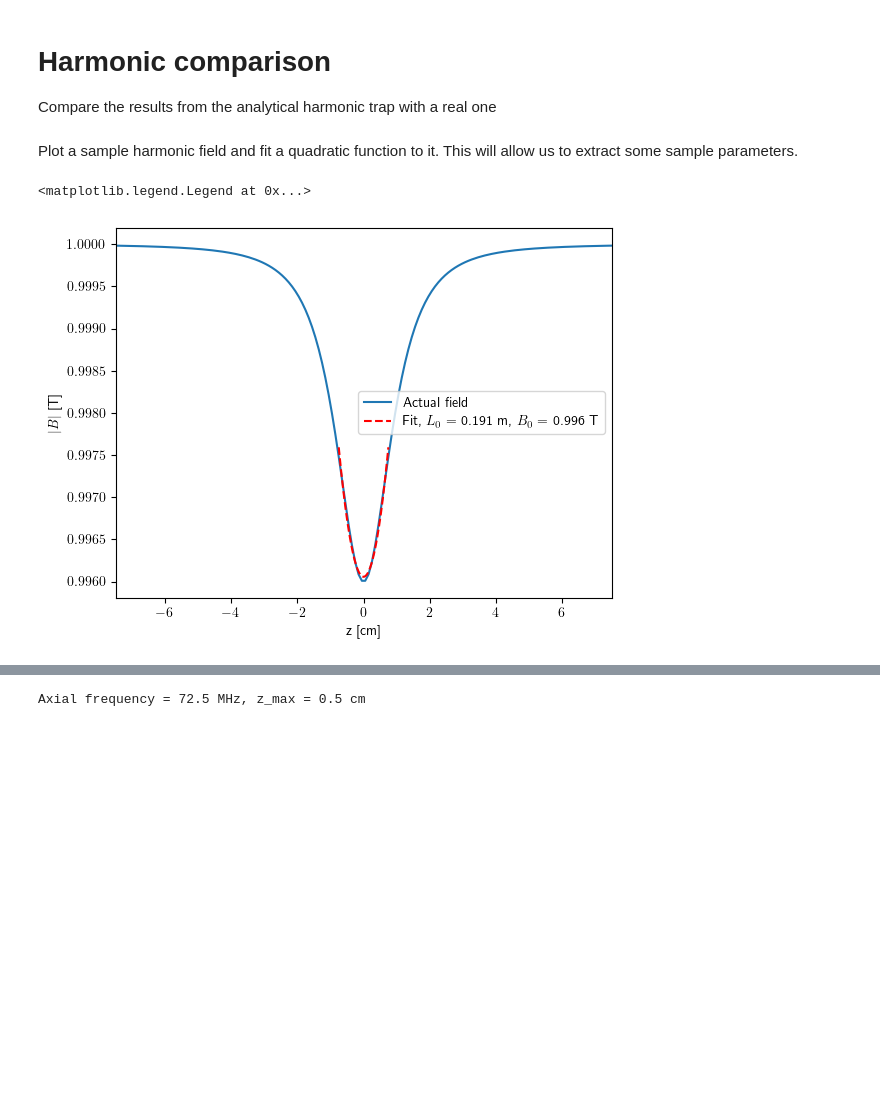
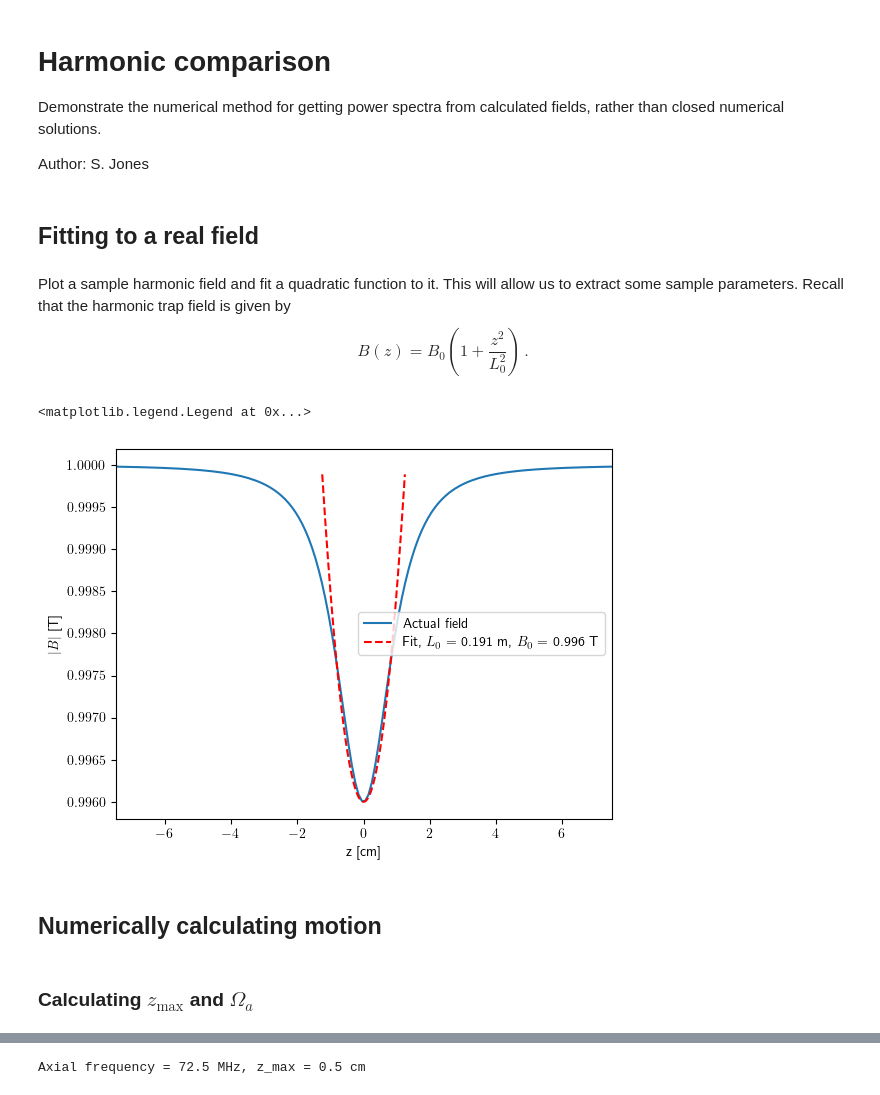
Before and after one commit to sebj101/CRESSignalStructure, a Jupyter notebook: HarmonicComparison.ipynb, the cells around one changed output, grey strips where cells are left out. Drawn from its saved outputs; the diff is of its cells as text; code cells hidden in the pictures; blank space fills up the shorter version.

```diff
--- a/HarmonicComparison.ipynb
+++ b/HarmonicComparison.ipynb
@@ -1,6 +1,8 @@
 # %% [markdown]
 # Harmonic comparison
-Compare the results from the analytical harmonic trap with a real one
+Demonstrate the numerical method for getting power spectra from calculated fields, rather than closed numerical solutions.
+
+Author: S. Jones
 # %%
 import numpy as np
 import matplotlib.pyplot as plt
@@ -12,8 +14,15 @@ from scipy.optimize import minimize, brentq
 # %%
 # Allow LaTeX in figures
 plt.rcParams['text.usetex'] = True
+# %% [markdown]
+## Fitting to a real field
 # %% [markdown]
-Plot a sample harmonic field and fit a quadratic function to it. This will allow us to extract some sample parameters.
+Plot a sample harmonic field and fit a quadratic function to it.
+This will allow us to extract some sample parameters.
+Recall that the harmonic trap field is given by
+$$
+B(z) = B_0 \left(1 + \frac{z^2}{L_0^2} \right) \, .
+$$
 # %%
 trapDepth = 4e-3  # Tesla
 rCoil = 1.25e-2     # metres
@@ -55,35 +64,39 @@ def fit_harmonic_form(z_data, B_data, initial_params):
             return 1e6
 
         B_pred = harmonic_form(z_data, params)
         return np.sum((B_data - B_pred)**2)
 
     result = minimize(objective, initial_params, method='Nelder-Mead',
                       options={'maxiter': 100000, 'xatol': 1e-8})
 
     if not result.success:
         print(f"Warning: Optimisation did not converge. Message: {result.message}")
 
     fitted_params = result.x
     z_fit = np.linspace(z_min, z_max, 1000)
     B_fit = harmonic_form(z_fit, fitted_params)
     return fitted_params, z_fit, B_fit
 
 test_params = np.array([20e-2, bkgField - trapDepth])
 fitted_params, z_fit, B_fit = fit_harmonic_form(z_data, B_data, test_params)
 L0_fit = fitted_params[0]
 B0_fit = fitted_params[1]
 
 fig, ax = plt.subplots(1, 1)
 ax.plot(zPlotArr * 1e2, bPlotArr, label='Actual field')
-#ax.plot(z_fit * 1e2, harmonic_form(z_fit, test_params))
-ax.plot(z_fit * 1e2, B_fit, 'r--',
+z_plot = np.linspace(-1.25e-2,1.25e-2, 1000)
+ax.plot(z_plot * 1e2, harmonic_form(z_plot, test_params), 'r--',
         label=fr'Fit, $L_0 =$ {L0_fit:.3f} m, $B_0 =$ {B0_fit:.3f} T')
 ax.set_xlabel('z [cm]')
 ax.set_ylabel(r'$|B|$ [T]')
 ax.set_xlim(-7.5, 7.5)
 ax.legend()
 # %% [output]
 <matplotlib.legend.Legend at 0x...>
-[figure, old version]
+[figure, new version]
+# %% [markdown]
+## Numerically calculating motion
+# %% [markdown]
+### Calculating $z_\text{max}$ and $\Omega_a$
 # %% [markdown]
 Compare the numerically calculated axial frequencies with those from an analytical trap with the same parameters.
```
Also changed, not shown: parts of 13 cells of this notebook.
